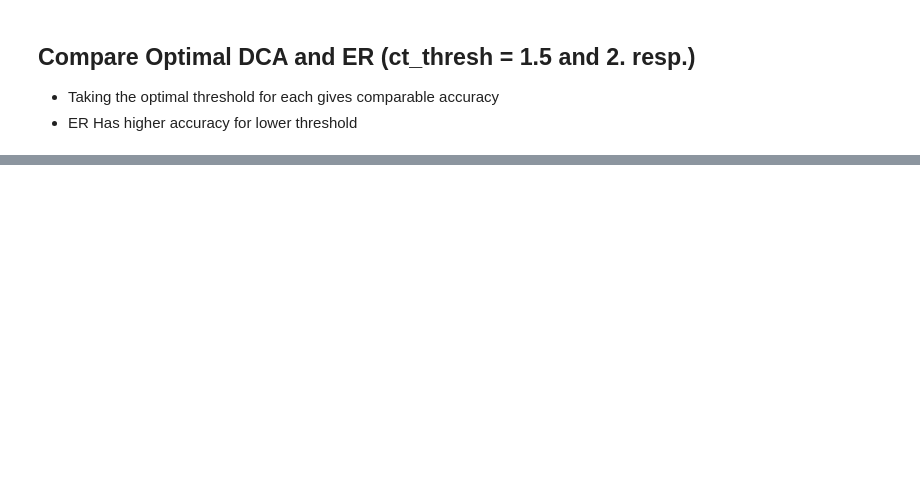
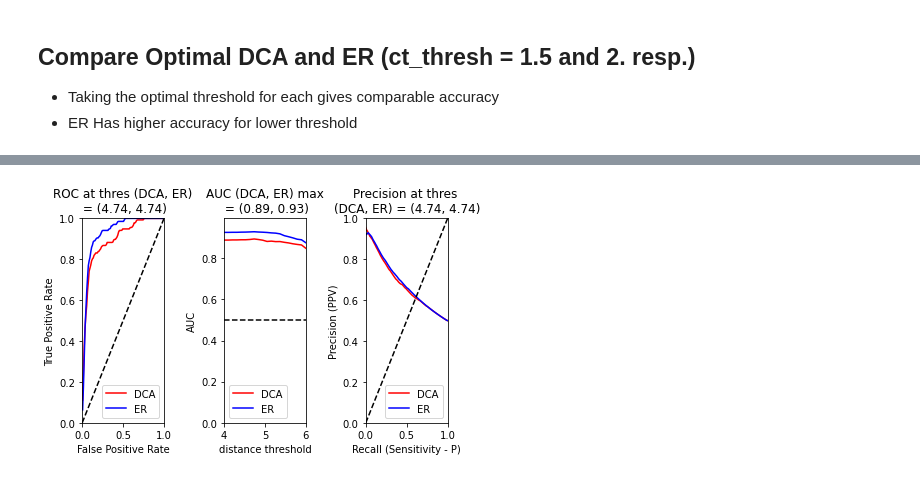
Before and after one commit to evancresswell/DCA_ER, a Jupyter notebook: ecc_DCA_ER.ipynb, the cells around one changed output, grey strips where cells are left out. Saved outputs shown, nothing was run; the diff lists cells and outputs as text; code cells hidden in the pictures; blank space fills up the shorter version.

```diff
--- a/ecc_DCA_ER.ipynb
+++ b/ecc_DCA_ER.ipynb
@@ -539,7 +443,6 @@ tools.hide_toggle()
 * ER Has higher accuracy for lower threshold
 # %%
 # find optimal threshold of distance for both DCA and ER
-ct_thres = np.linspace(1.5,10.,18,endpoint=True)
 n = ct_thres.shape[0]
 
 auc_DCA = np.zeros(n)
@@ -554,9 +457,9 @@ for i in range(n):
 i0_DCA = np.argmax(auc_DCA)
 i0_ER = np.argmax(auc_ER)
 
-print('DCA auc max:',ct_thres[i0_DCA],auc[i0_DCA])
+print('DCA auc max:',ct_thres[i0_DCA],auc_DCA[i0_DCA])
 p0_DCA,tp0_DCA,fp0_DCA = tools.roc_curve(ct,DCA_di,ct_thres[i0_DCA])
-print('ER auc max:',ct_thres[i0_ER],auc[i0_ER])
+print('ER auc max:',ct_thres[i0_ER],auc_ER[i0_ER])
 p0_ER,tp0_ER,fp0_ER = tools.roc_curve(ct,ER_di,ct_thres[i0_ER])
 
 tools.hide_toggle()
@@ -564,8 +471,8 @@ tools.hide_toggle()
 # Plot ROC for optimal DCA vs optimal ER
 plt.subplot2grid((1,3),(0,0))
 plt.title('ROC at thres (DCA, ER)\n = (%3.2f, %3.2f)'%(ct_thres[i0_DCA],ct_thres[i0_ER]))
+plt.plot(fp0_DCA,tp0_DCA,'r-',label="DCA")
 plt.plot(fp0_ER,tp0_ER,'b-',label="ER")
-plt.plot(fp0_DCA,tp0_DCA,'r-',label="DCA")
 plt.plot([0,1],[0,1],'k--')
 plt.xlim([0,1])
 plt.ylim([0,1])
@@ -577,8 +484,8 @@ plt.legend()
 plt.subplot2grid((1,3),(0,1))
 plt.title('AUC (DCA, ER) max\n = (%3.2f, %3.2f)' %(auc_DCA[i0_DCA], auc_ER[i0_ER]))
 plt.plot([ct_thres.min(),ct_thres.max()],[0.5,0.5],'k--')
-plt.plot(ct_thres,auc_DCA,'b-',label="DCA")
-plt.plot(ct_thres,auc_ER,'r-',label="ER")
+plt.plot(ct_thres,auc_DCA,'r-',label="DCA")
+plt.plot(ct_thres,auc_ER,'b-',label="ER")
 plt.xlim([ct_thres.min(),ct_thres.max()])
 plt.ylim([0,auc.max()+0.1])
 plt.xlabel('distance threshold')
@@ -588,16 +495,20 @@ plt.legend()
 # Plot Precision of optimal DCA and ER
 plt.subplot2grid((1,3),(0,2))
 plt.title('Precision at thres \n(DCA, ER) = (%3.2f, %3.2f)'%(ct_thres[i0_DCA],ct_thres[i0_ER]))
-plt.plot( p0_DCA,tp0_DCA / (tp0_DCA + fp0_DCA),'r-',label='DCA thres = %s'%ct_thres[i0_DCA])
-plt.plot( p0_ER,tp0_ER / (tp0_ER + fp0_ER),'b-',label='ER thres = %s'%ct_thres[i0_ER])
+plt.plot( p0_DCA,tp0_DCA / (tp0_DCA + fp0_DCA),'r-',label='DCA')
+plt.plot( p0_ER,tp0_ER / (tp0_ER + fp0_ER),'b-',label='ER')
+plt.xlabel('Recall (Sensitivity - P)')
+plt.ylabel('Precision (PPV)')
 plt.plot([0,1],[0,1],'k--')
 plt.xlim([0,1])
 plt.ylim([0,1])
-plt.xlabel('Recall (Sensitivity - P)')
-plt.ylabel('Precision (PPV)')
+
+
+
 plt.legend()
 
 plt.tight_layout(h_pad=1, w_pad=1.5)
 
 
 tools.hide_toggle()
+# %% [output]
@@ -603,0 +516 @@ tools.hide_toggle()
+[figure, added]
```
Also changed, not shown: parts of 21 cells of this notebook, 1 other file.
